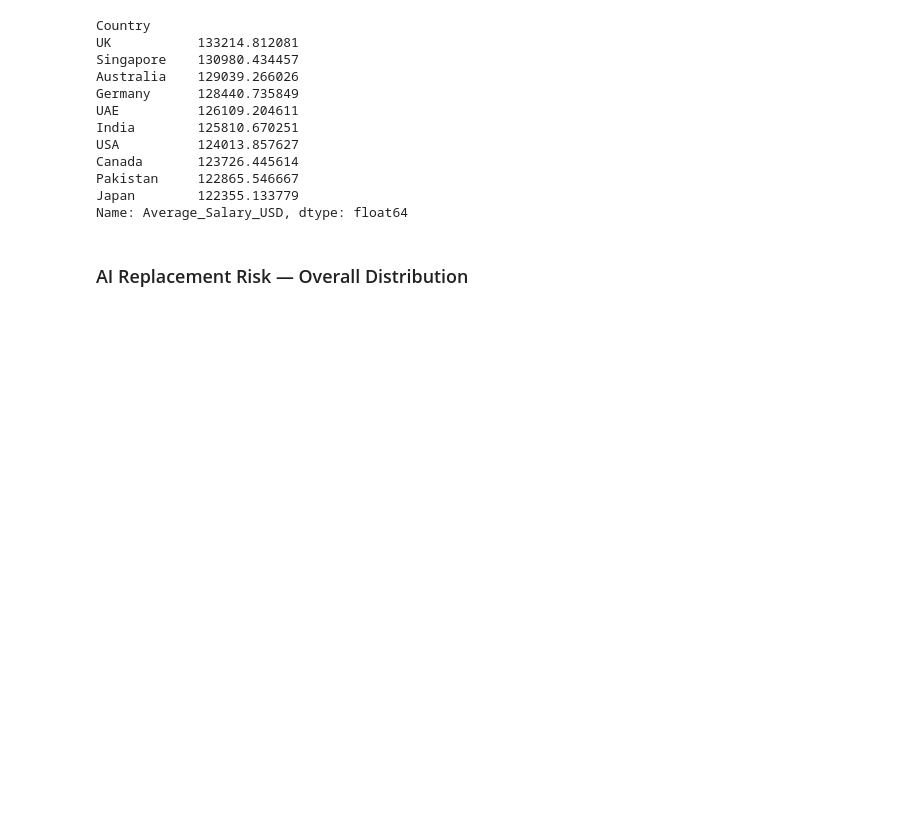
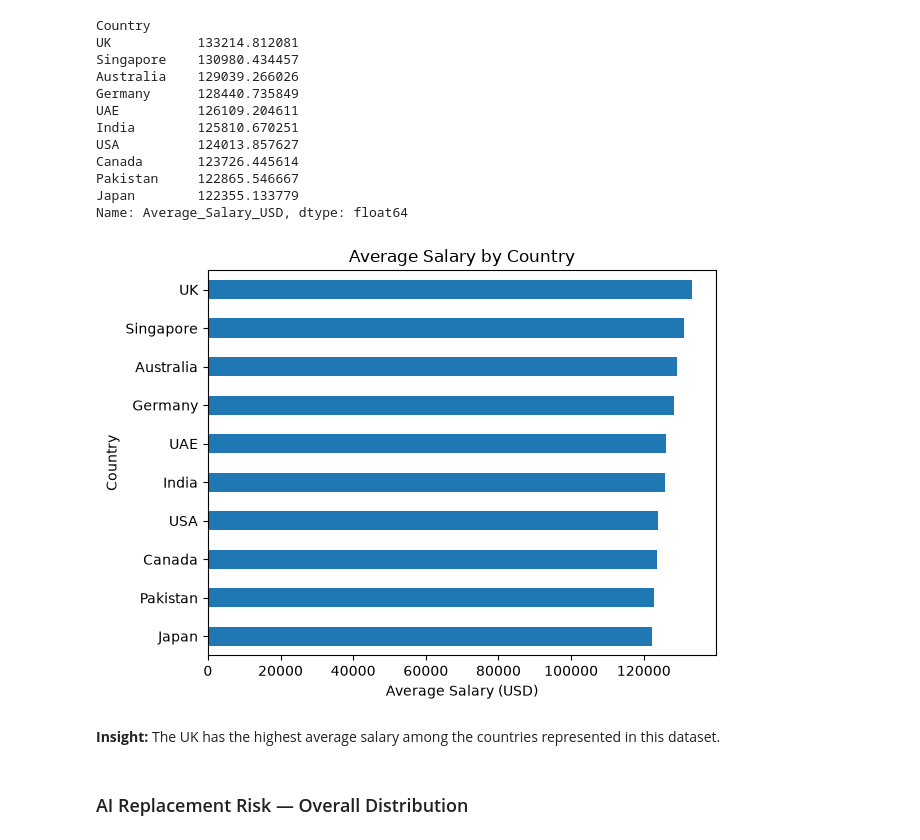
Before and after one commit to ArpanaMahajan30/ai-engineer-journey, a Jupyter notebook: projects/project_01__ai_impact_on_jobs/ai_impact_analysis.ipynb, the cells around one changed output. Drawn from its saved outputs; the diff is of its cells as text; code cells hidden in the pictures; blank space fills up the shorter version.

```diff
--- a/projects/project_01__ai_impact_on_jobs/ai_impact_analysis.ipynb
+++ b/projects/project_01__ai_impact_on_jobs/ai_impact_analysis.ipynb
@@ -128,7 +155,13 @@ Data Scientist      126710.236842
 Name: Average_Salary_USD, dtype: float64
 # %%
 # Top 10 highest-paying countries by average salary
-data.groupby("Country")["Average_Salary_USD"].mean().sort_values(ascending=False).head(10)
+salary_country = (
+    data.groupby("Country")["Average_Salary_USD"]
+      .mean()
+      .sort_values(ascending=False)
+)
+
+salary_country
 # %% [output]
 Country
 UK           133214.812081
@@ -142,6 +175,18 @@ Canada       123726.445614
 Pakistan     122865.546667
 Japan        122355.133779
 Name: Average_Salary_USD, dtype: float64
+# %%
+salary_country.sort_values().plot(kind="barh")
+
+plt.title("Average Salary by Country")
+plt.xlabel("Average Salary (USD)")
+plt.ylabel("Country")
+plt.tight_layout()
+plt.show()
+# %% [output]
+[figure, added]
+# %% [markdown]
+**Insight:** The UK has the highest average salary among the countries represented in this dataset.
 # %% [markdown]
 ### AI Replacement Risk — Overall Distribution
 # %%
```
Also changed, not shown: parts of 37 cells of this notebook, 1 other file.
